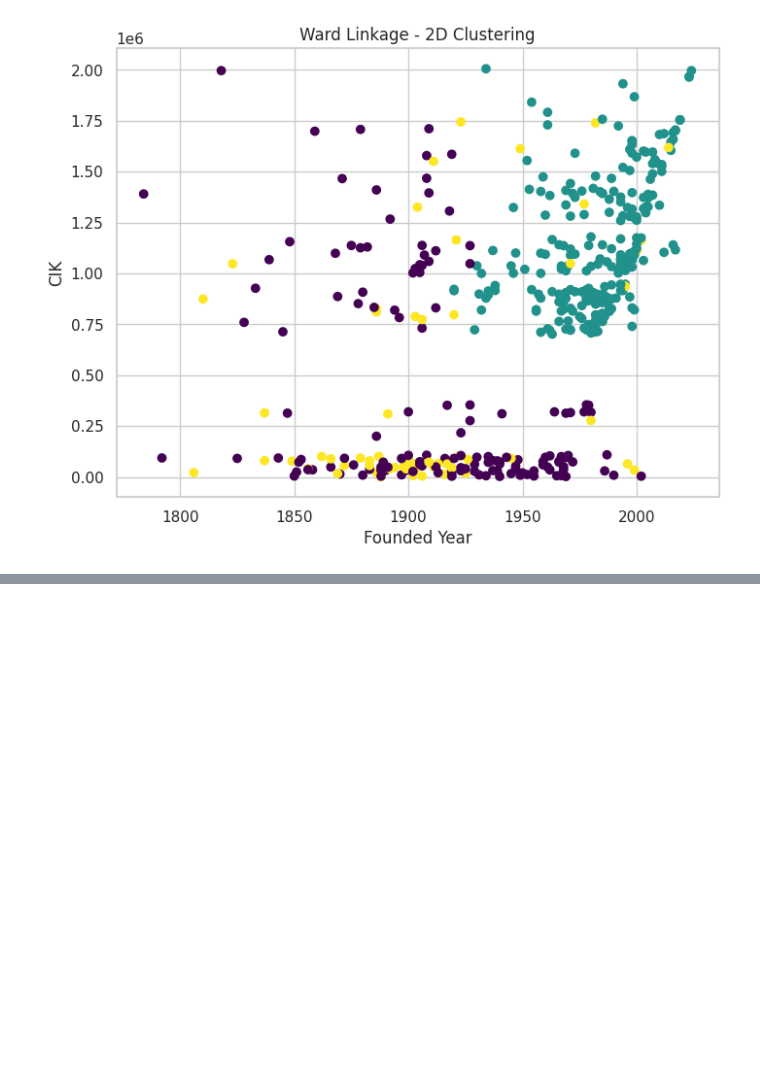
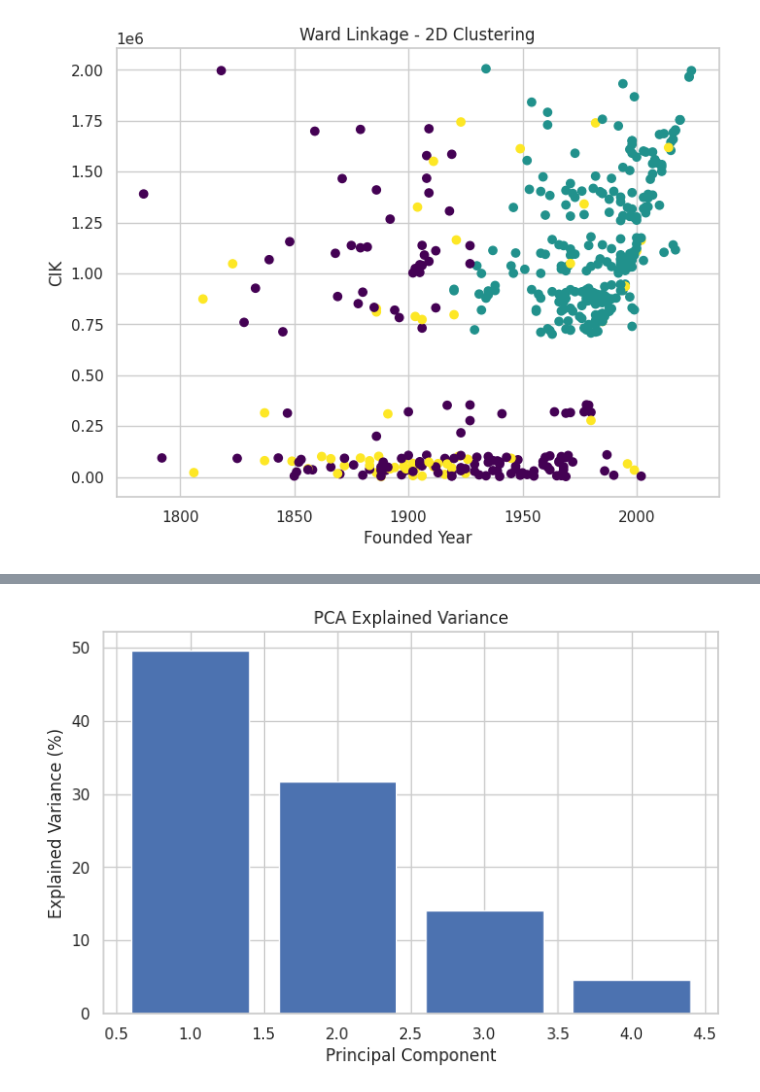
Before and after one commit to nimmakayalaakshaya/akshaya_nimmakayala, a Jupyter notebook: phase1.ipynb, the cells around one changed output, grey strips where cells are left out. Cells and saved outputs as stored; diff of their text form; code cells hidden in the pictures; blank space fills up the shorter version.

```diff
--- a/phase1.ipynb
+++ b/phase1.ipynb
@@ -924,0 +993,7 @@ Text(0.5, 1.0, 'Ward Linkage - 2D Clustering')
+# %%
+numeric_data = df.select_dtypes(include=np.number).copy()
+
+print("Numeric columns:", numeric_data.columns.tolist())
+print("Numeric dataset shape:", numeric_data.shape)
+
+display(numeric_data.head())
@@ -924,0 +1028,6 @@ Text(0.5, 1.0, 'Ward Linkage - 2D Clustering')
+# %%
+if numeric_data.shape[1] > 0:
+    scaler = StandardScaler()
+    data_scaled = scaler.fit_transform(numeric_data)
+
+    print("Standardized data shape:", data_scaled.shape)
@@ -924,0 +1036,7 @@ Text(0.5, 1.0, 'Ward Linkage - 2D Clustering')
+# %%
+if numeric_data.shape[1] > 0:
+    pca = PCA()
+    pca_result = pca.fit_transform(data_scaled)
+
+    print("PCA completed successfully")
+    print("Number of components:", pca_result.shape[1])
@@ -924,0 +1046,14 @@ Text(0.5, 1.0, 'Ward Linkage - 2D Clustering')
+# %%
+if numeric_data.shape[1] > 0:
+    variance_ratio = pca.explained_variance_ratio_ * 100
+    cumulative_variance = np.cumsum(variance_ratio)
+
+    variance_df = pd.DataFrame({
+        "Principal Component": [
+            f"PC{i+1}" for i in range(len(variance_ratio))
+        ],
+        "Explained Variance (%)": variance_ratio,
+        "Cumulative Variance (%)": cumulative_variance
+    })
+
+    display(variance_df.round(2))
@@ -924,0 +1066,13 @@ Text(0.5, 1.0, 'Ward Linkage - 2D Clustering')
+# %%
+if numeric_data.shape[1] > 0:
+    plt.figure(figsize=(8, 5))
+    plt.bar(
+        range(1, len(variance_ratio) + 1),
+        variance_ratio
+    )
+    plt.xlabel("Principal Component")
+    plt.ylabel("Explained Variance (%)")
+    plt.title("PCA Explained Variance")
+    plt.show()
+# %% [output]
+[figure, added]
```
Also changed, not shown: parts of 10 cells of this notebook.
